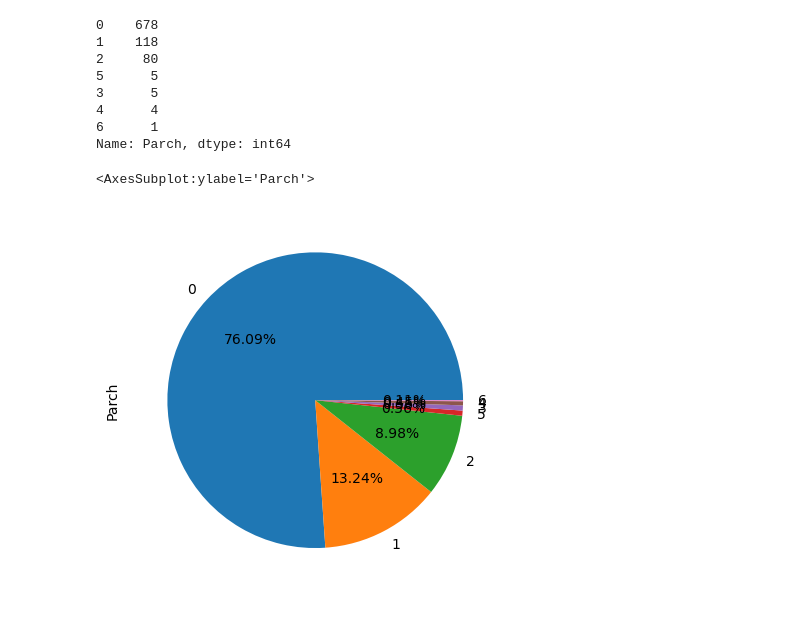
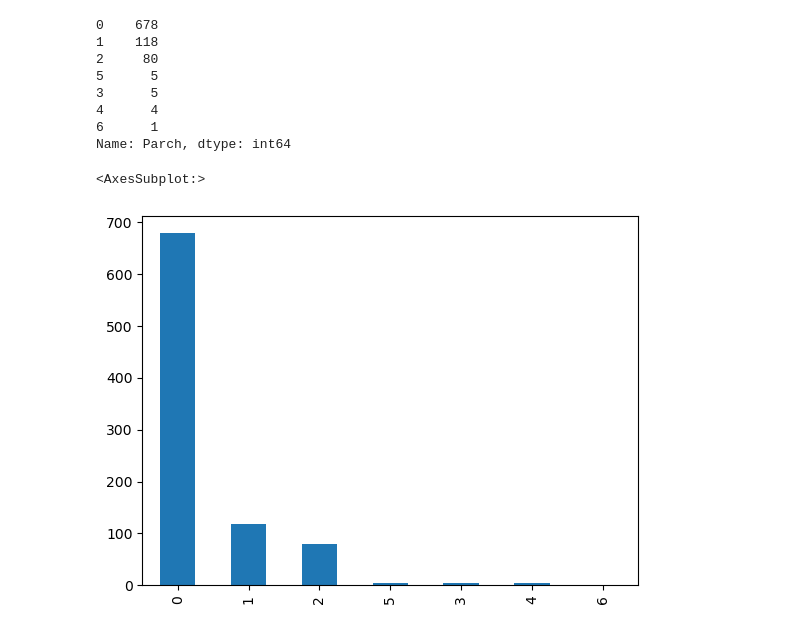
Before and after one commit to chwasiq0569/EDA-on-Titanic-Dataset, a Jupyter notebook: eda-on-titanic-dataset.ipynb, the cells around one changed output. Saved outputs shown, nothing was run; the diff lists cells and outputs as text; code cells hidden in the pictures.

```diff
--- a/eda-on-titanic-dataset.ipynb
+++ b/eda-on-titanic-dataset.ipynb
@@ -346,7 +346,7 @@ traindf['Parch'].value_counts()
 6      1
 Name: Parch, dtype: int64
 # %%
-traindf['Parch'].value_counts().plot(kind='pie', autopct='%0.2f%%')
+traindf['Parch'].value_counts().plot(kind='bar')
 # %% [output]
-<AxesSubplot:ylabel='Parch'>
+<AxesSubplot:>
-[figure, old version]
+[figure, new version]
```
Also changed, not shown: parts of 13 cells of this notebook.
